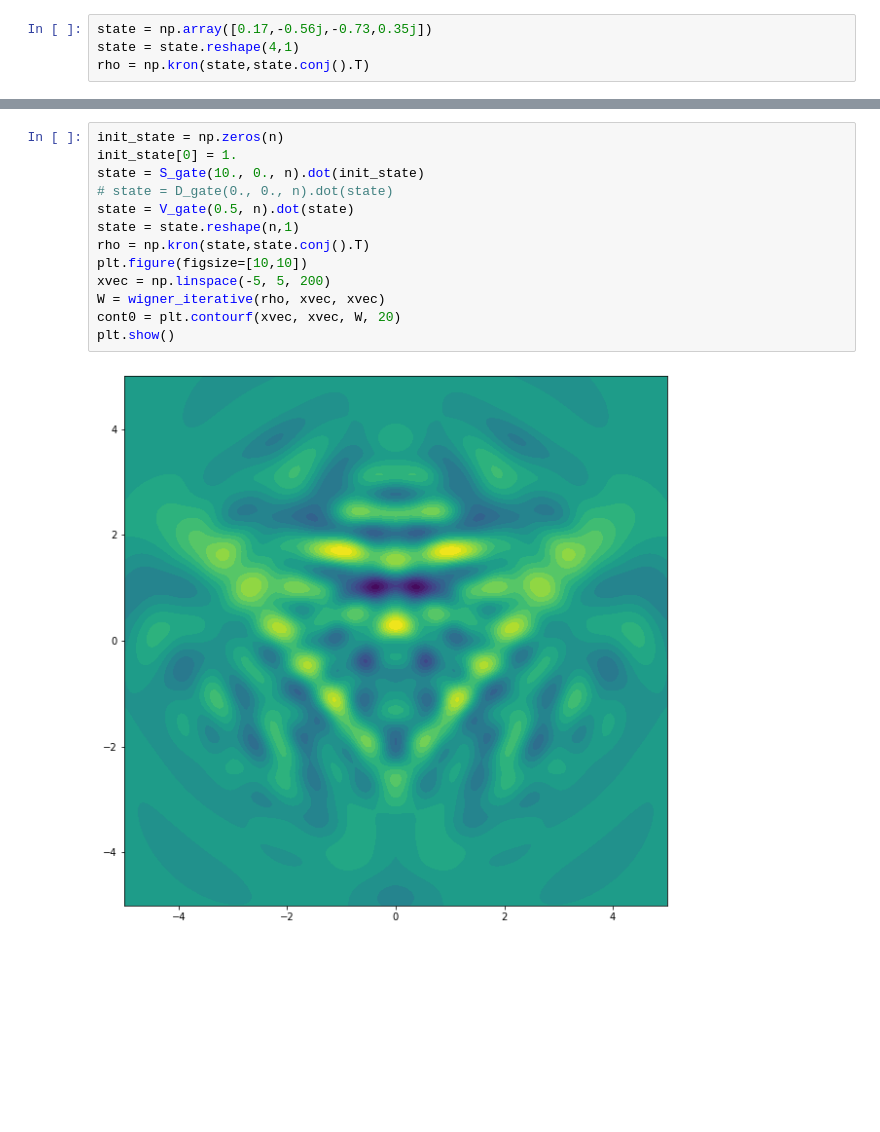
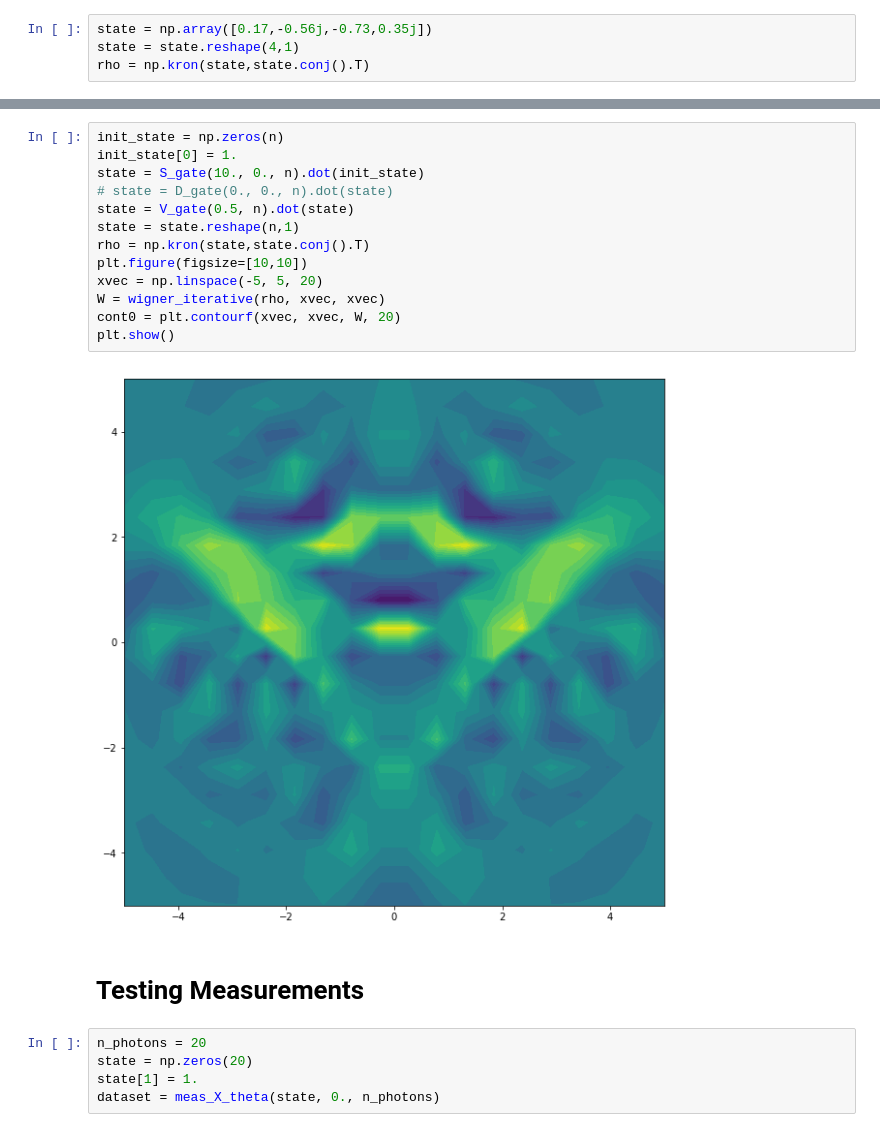
Before and after one commit to kuzhamuratov/MBQC, a Jupyter notebook: tests.ipynb, the cells around one changed output, grey strips where cells are left out. Cells and saved outputs as stored; diff of their text form; blank space fills up the shorter version.

Commit message:
measurements

```diff
--- a/tests.ipynb
+++ b/tests.ipynb
@@ -19,15 +20,22 @@ plt.show()
 # %%
 init_state = np.zeros(n)
 init_state[0] = 1.
 state = S_gate(10., 0., n).dot(init_state)
 # state = D_gate(0., 0., n).dot(state)
 state = V_gate(0.5, n).dot(state)
 state = state.reshape(n,1)
 rho = np.kron(state,state.conj().T)
 plt.figure(figsize=[10,10])
-xvec = np.linspace(-5, 5, 200)
+xvec = np.linspace(-5, 5, 20)
 W = wigner_iterative(rho, xvec, xvec)
 cont0 = plt.contourf(xvec, xvec, W, 20)
 plt.show()
 # %% [output]
-[figure, old version]
+[figure, new version]
+# %% [markdown]
+# Testing Measurements
+# %%
+n_photons = 20
+state = np.zeros(20)
+state[1] = 1.
+dataset = meas_X_theta(state, 0., n_photons)
```
Also changed, not shown: parts of 3 cells of this notebook, 2 other files.
